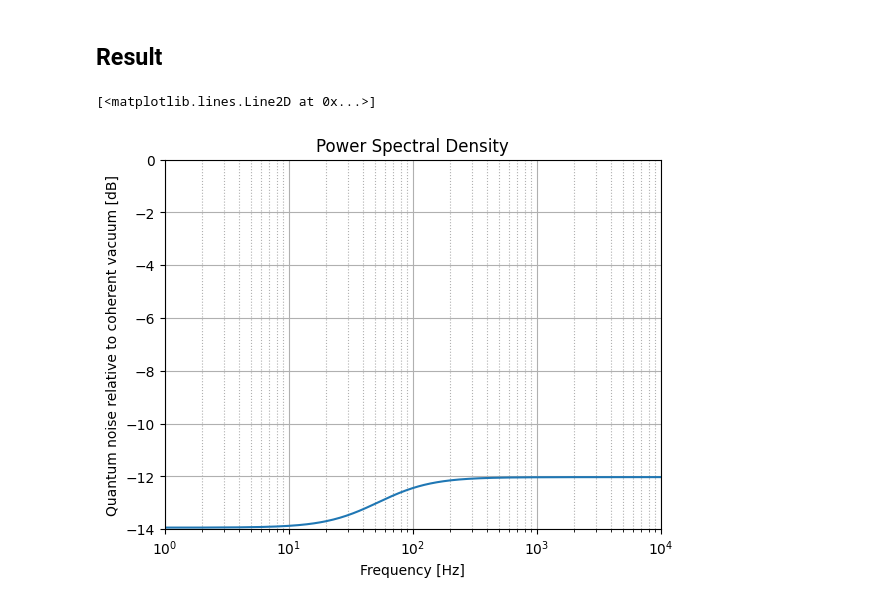
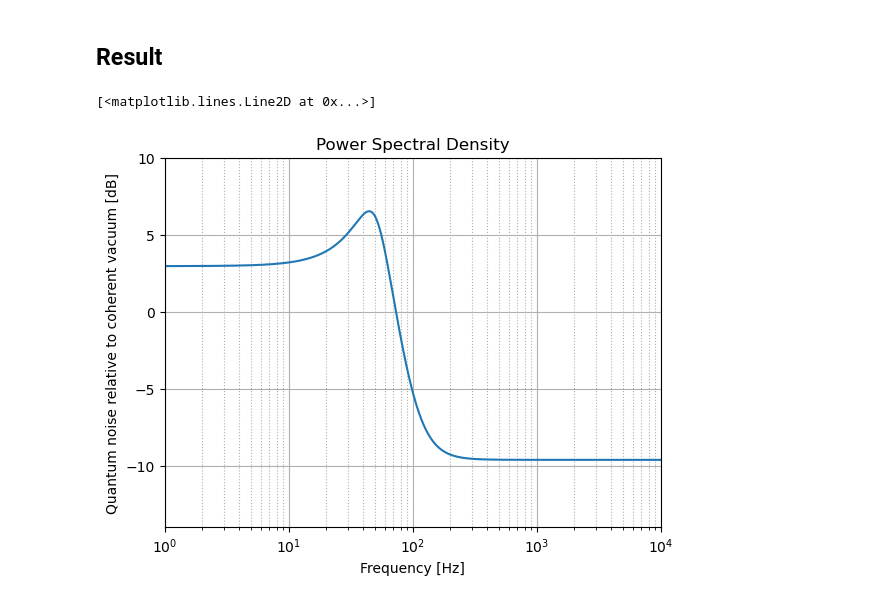
Before and after one commit to jrunkening/gwinc, a Jupyter notebook: notebook/demo.ipynb, the cells around one changed output. Cells and saved outputs as stored; diff of their text form; code cells hidden in the pictures.

```diff
--- a/notebook/demo.ipynb
+++ b/notebook/demo.ipynb
@@ -34,24 +34,28 @@ and
 
 $\mathcal{T}_{inj} = \tau_{inj} \mathcal{S}(\sigma_{sqz}, \phi_{sqz})$
 # %%
+r_dB = 9.1
+r = r_dB / (20.*np.log(np.e))
+print(r)
+
 transfer_matrix = build_transfer_matrix([
     Squeezer(
-        squeezing_factor = 10,
+        squeezing_factor = r_dB,
         squeezing_angle = 0,
-        squared_injection_loss = 0.32
+        squared_injection_loss = 0.05
     ),
     FilterCavity(
-        squared_input_mirror_transmission = 0.00136,
-        squared_round_trip_loss = 120e-6,
-        filter_cavity_length = 300,
+        squared_input_mirror_transmission = 66.3e-6,
+        squared_round_trip_loss = 16e-6,
+        filter_cavity_length = 55,
         carrier_wavelength = 1064,
-        detuning = 0.1,
+        detuning = 48,
         filter_cavity_length_error = 0,
         sum_of_all_squeezed_filter_cavity_higher_order_mode_coupling_coefficients = 0.06,
         sum_of_all_squeezed_local_oscillator_higher_order_mode_coupling_coefficients = 0.02,
         mode_mismatch_phase_ambiguity = 2*np.pi
     ),
     Readout(
-        squared_readout_loss = 0.06
+        squared_readout_loss = 0.05
     )
 ])
@@ -70,18 +76,18 @@ noise = build_noise(
 # %%
 plt.xscale("log")
 plt.grid(which = "major", linestyle = "solid")
 plt.grid(which = "minor", linestyle = "dotted")
 plt.xlim(1, 10000)
-plt.ylim(-14, 0)
+plt.ylim(-14, 10)
 plt.title("Power Spectral Density")
 plt.ylabel("Quantum noise relative to coherent vacuum [dB]")
 plt.xlabel("Frequency [Hz]")
 
-frequencies = np.linspace(0, 10000, 10000)
+frequencies = np.logspace(0, 4, 1000)
 plt.plot(
     frequencies,
     [10*np.log10(noise(2*np.pi*f)) for f in frequencies],
 )
 # %% [output]
 [<matplotlib.lines.Line2D at 0x...>]
-[figure, old version]
+[figure, new version]
```
Also changed, not shown: parts of 1 cell of this notebook.
